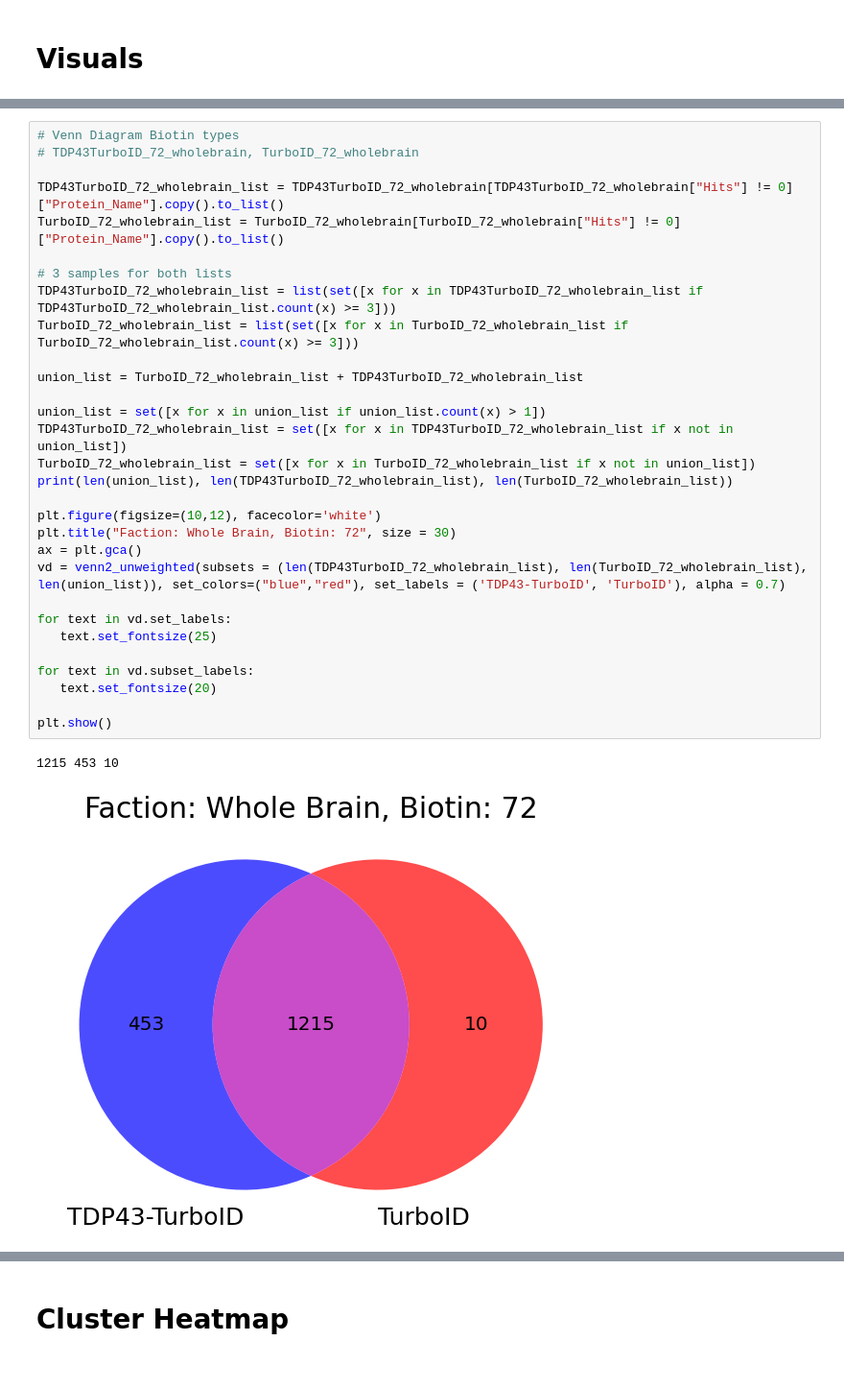
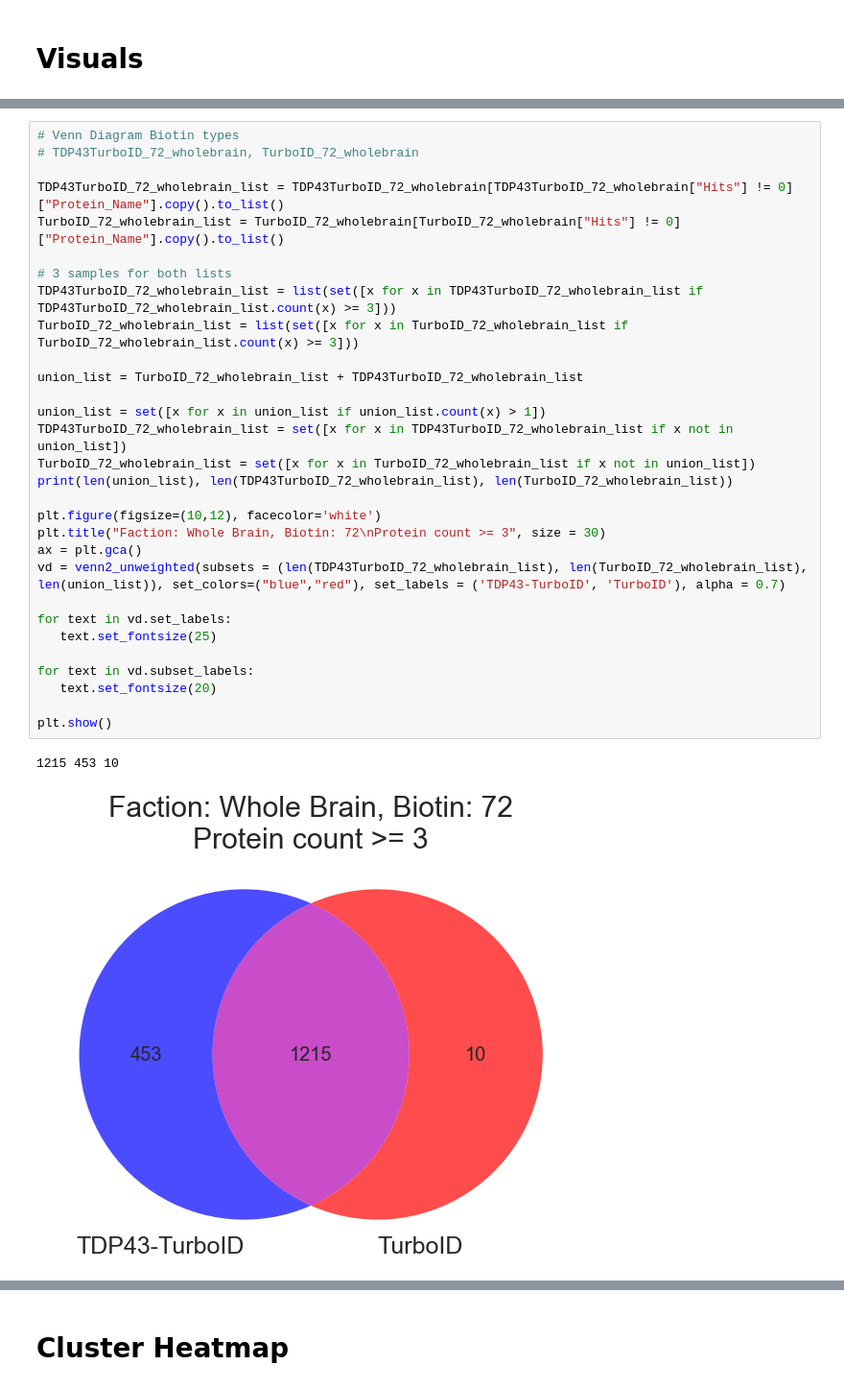
Before and after one commit to adamwbrew/Proteins, a Jupyter notebook: Visuals/protein_visuals_venns_and_heatmaps.ipynb, the cells around one changed output, grey strips where cells are left out. Shown at 96% size. Drawn from its saved outputs; the diff is of its cells as text.

Commit message:
added new venn diagram upon request

```diff
--- a/Visuals/protein_visuals_venns_and_heatmaps.ipynb
+++ b/Visuals/protein_visuals_venns_and_heatmaps.ipynb
@@ -162,32 +162,32 @@ plt.show()
 # Venn Diagram Biotin types
 # TDP43TurboID_72_wholebrain, TurboID_72_wholebrain
 
 TDP43TurboID_72_wholebrain_list = TDP43TurboID_72_wholebrain[TDP43TurboID_72_wholebrain["Hits"] != 0]["Protein_Name"].copy().to_list()
 TurboID_72_wholebrain_list = TurboID_72_wholebrain[TurboID_72_wholebrain["Hits"] != 0]["Protein_Name"].copy().to_list()
 
 # 3 samples for both lists
 TDP43TurboID_72_wholebrain_list = list(set([x for x in TDP43TurboID_72_wholebrain_list if TDP43TurboID_72_wholebrain_list.count(x) >= 3]))
 TurboID_72_wholebrain_list = list(set([x for x in TurboID_72_wholebrain_list if TurboID_72_wholebrain_list.count(x) >= 3]))
 
 union_list = TurboID_72_wholebrain_list + TDP43TurboID_72_wholebrain_list
 
 union_list = set([x for x in union_list if union_list.count(x) > 1])
 TDP43TurboID_72_wholebrain_list = set([x for x in TDP43TurboID_72_wholebrain_list if x not in union_list])
 TurboID_72_wholebrain_list = set([x for x in TurboID_72_wholebrain_list if x not in union_list])
 print(len(union_list), len(TDP43TurboID_72_wholebrain_list), len(TurboID_72_wholebrain_list))
 
 plt.figure(figsize=(10,12), facecolor='white')
-plt.title("Faction: Whole Brain, Biotin: 72", size = 30)
+plt.title("Faction: Whole Brain, Biotin: 72\nProtein count >= 3", size = 30)
 ax = plt.gca()
 vd = venn2_unweighted(subsets = (len(TDP43TurboID_72_wholebrain_list), len(TurboID_72_wholebrain_list), len(union_list)), set_colors=("blue","red"), set_labels = ('TDP43-TurboID', 'TurboID'), alpha = 0.7)
 
 for text in vd.set_labels:
    text.set_fontsize(25)
 
 for text in vd.subset_labels:
    text.set_fontsize(20)
 
 plt.show()
 # %% [output]
 1215 453 10
-[figure, old version]
+[figure, new version]
```
Also changed, not shown: parts of 5 cells of this notebook.
